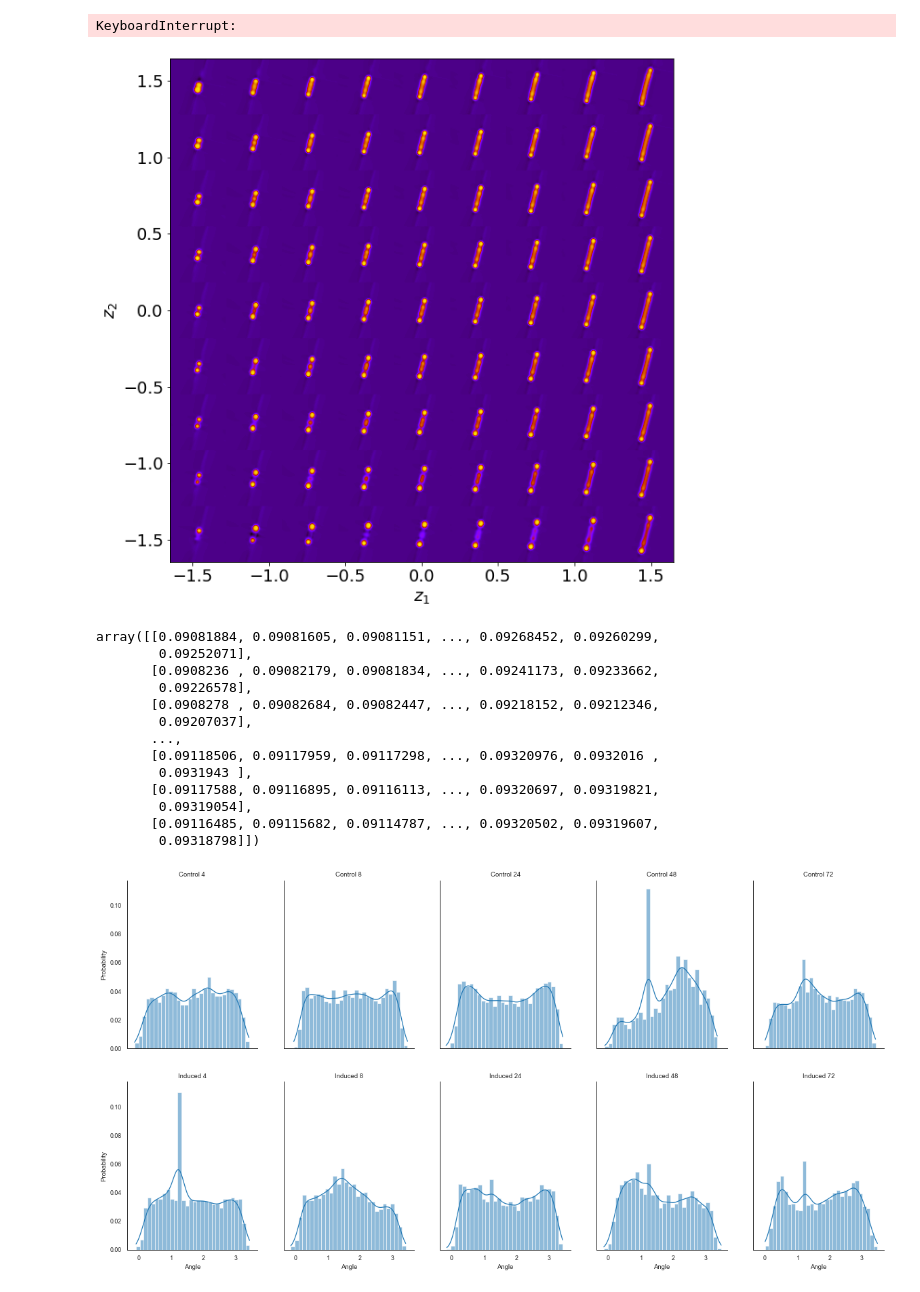
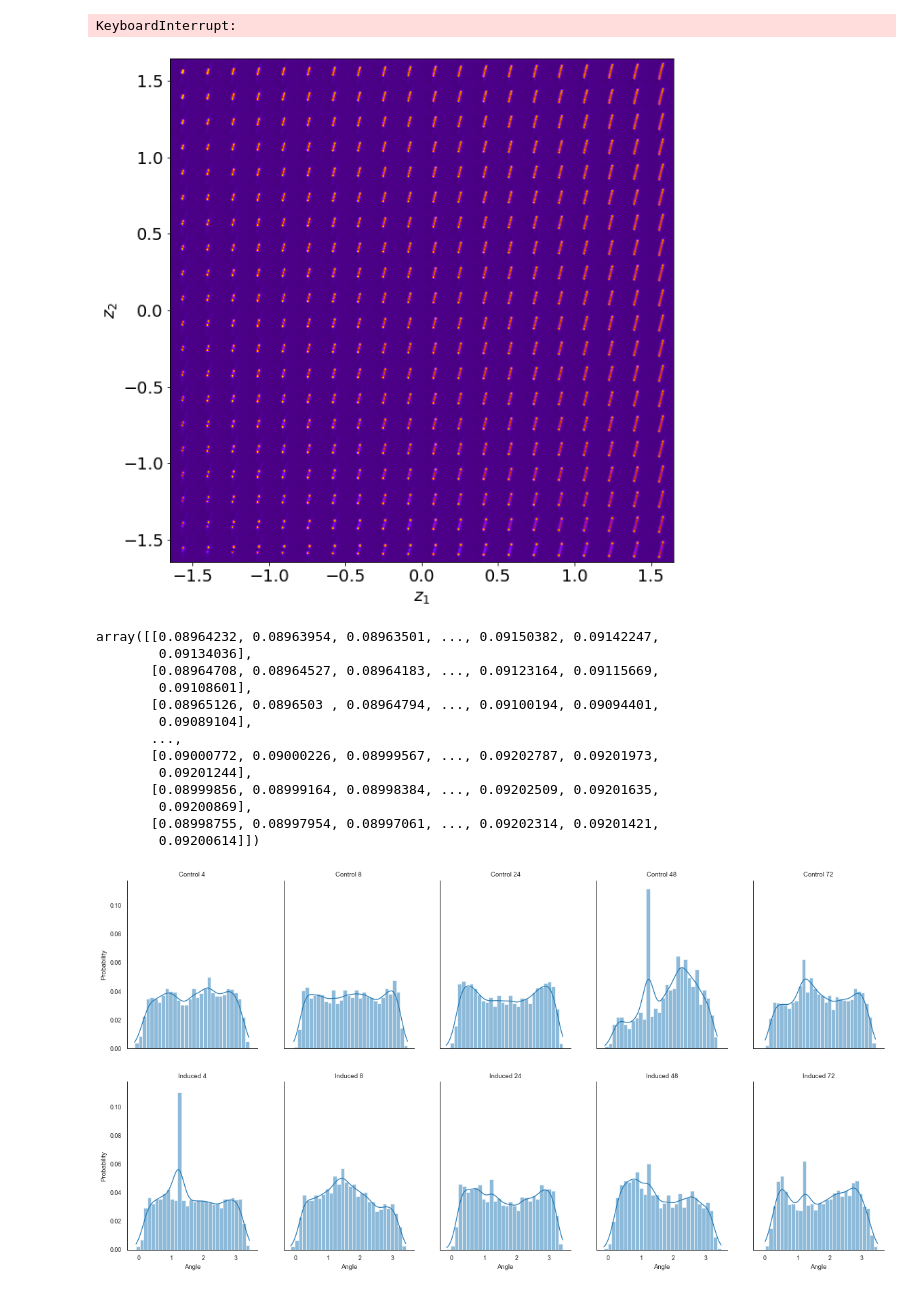
Before and after one commit to Jsakkos/mf-lon-cyanos-rvae, a Jupyter notebook: notebooks/whole-cells-rVAE.ipynb, the cells around one changed output. Saved outputs shown, nothing was run; the diff lists cells and outputs as text; code cells hidden in the pictures.

```diff
--- a/notebooks/whole-cells-rVAE.ipynb
+++ b/notebooks/whole-cells-rVAE.ipynb
@@ -161,25 +161,26 @@ Epoch: 13/100, Training loss: 76.6005
 Epoch: 14/100, Training loss: 76.6225
 KeyboardInterrupt:
 # %%
-rvae.save_model("cell-rvae-iter100-control-and-induced-4-8-24-48-72")
-rvae.save_weights("cell-w-rvae-iter100-control-and-induced-4-8-24-48-72")
+#rvae.save_model("cell-rvae-iter100-control-and-induced-4-8-24-48-72")
+#rvae.save_weights("cell-w-rvae-iter100-control-and-induced-4-8-24-48-72")
+rvae= aoi.models.load_model("cell-rvae-iter100-control-and-induced-4-8-24-48-72.tar")
 # %%
-rvae.manifold2d()
+rvae.manifold2d(d=20)
 # %% [output]
-[figure, old version]
+[figure, new version]
-array([[0.09081884, 0.09081605, 0.09081151, ..., 0.09268452, 0.09260299,
-        0.09252071],
-       [0.0908236 , 0.09082179, 0.09081834, ..., 0.09241173, 0.09233662,
-        0.09226578],
-       [0.0908278 , 0.09082684, 0.09082447, ..., 0.09218152, 0.09212346,
-        0.09207037],
+array([[0.08964232, 0.08963954, 0.08963501, ..., 0.09150382, 0.09142247,
+        0.09134036],
+       [0.08964708, 0.08964527, 0.08964183, ..., 0.09123164, 0.09115669,
+        0.09108601],
+       [0.08965126, 0.0896503 , 0.08964794, ..., 0.09100194, 0.09094401,
+        0.09089104],
        ...,
-       [0.09118506, 0.09117959, 0.09117298, ..., 0.09320976, 0.0932016 ,
-        0.0931943 ],
-       [0.09117588, 0.09116895, 0.09116113, ..., 0.09320697, 0.09319821,
-        0.09319054],
-       [0.09116485, 0.09115682, 0.09114787, ..., 0.09320502, 0.09319607,
-        0.09318798]])
+       [0.09000772, 0.09000226, 0.08999567, ..., 0.09202787, 0.09201973,
+        0.09201244],
+       [0.08999856, 0.08999164, 0.08998384, ..., 0.09202509, 0.09201635,
+        0.09200869],
+       [0.08998755, 0.08997954, 0.08997061, ..., 0.09202314, 0.09201421,
+        0.09200614]])
 # %%
 directory = r'../data'
 files = Path(directory).rglob('*.czi')
```
Also changed, not shown: parts of 5 cells of this notebook, 14 other files.
